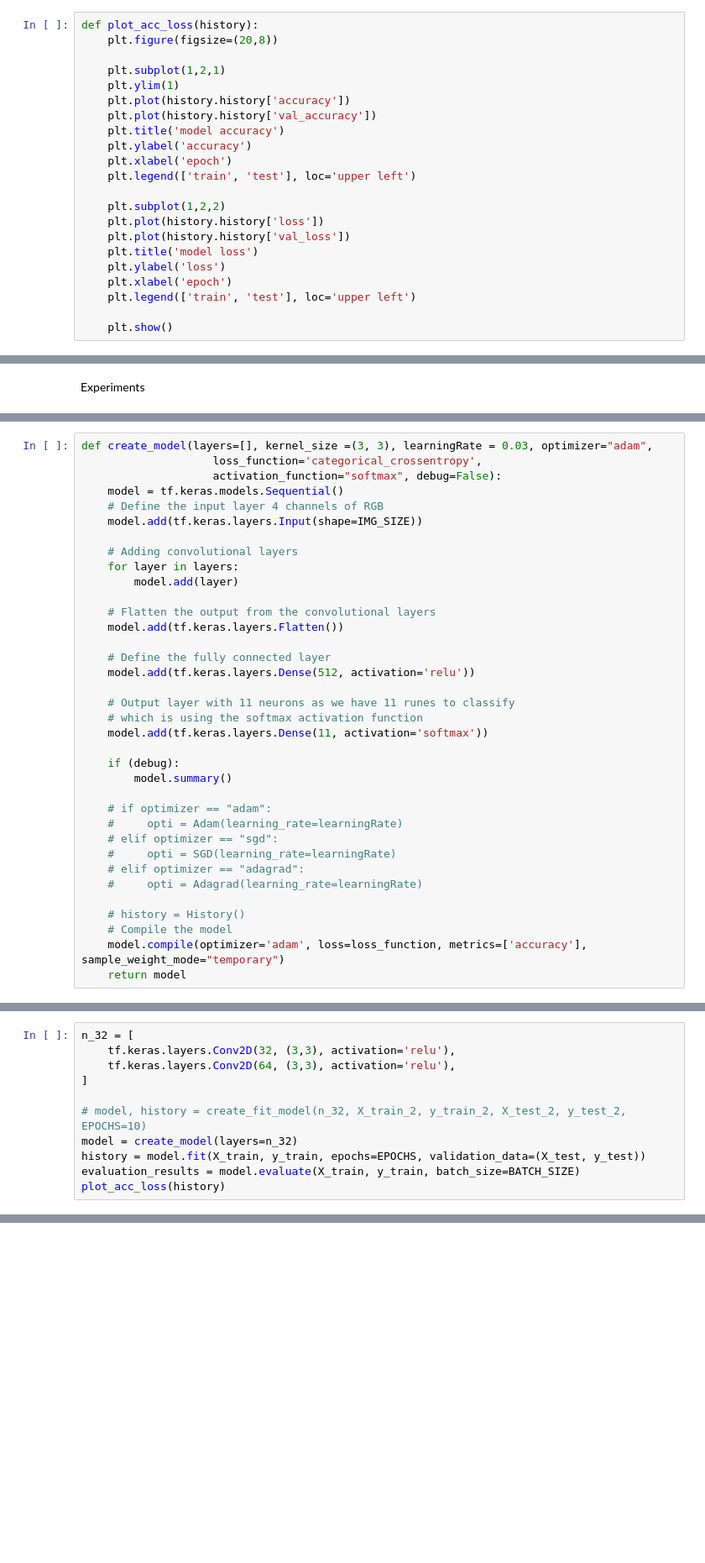
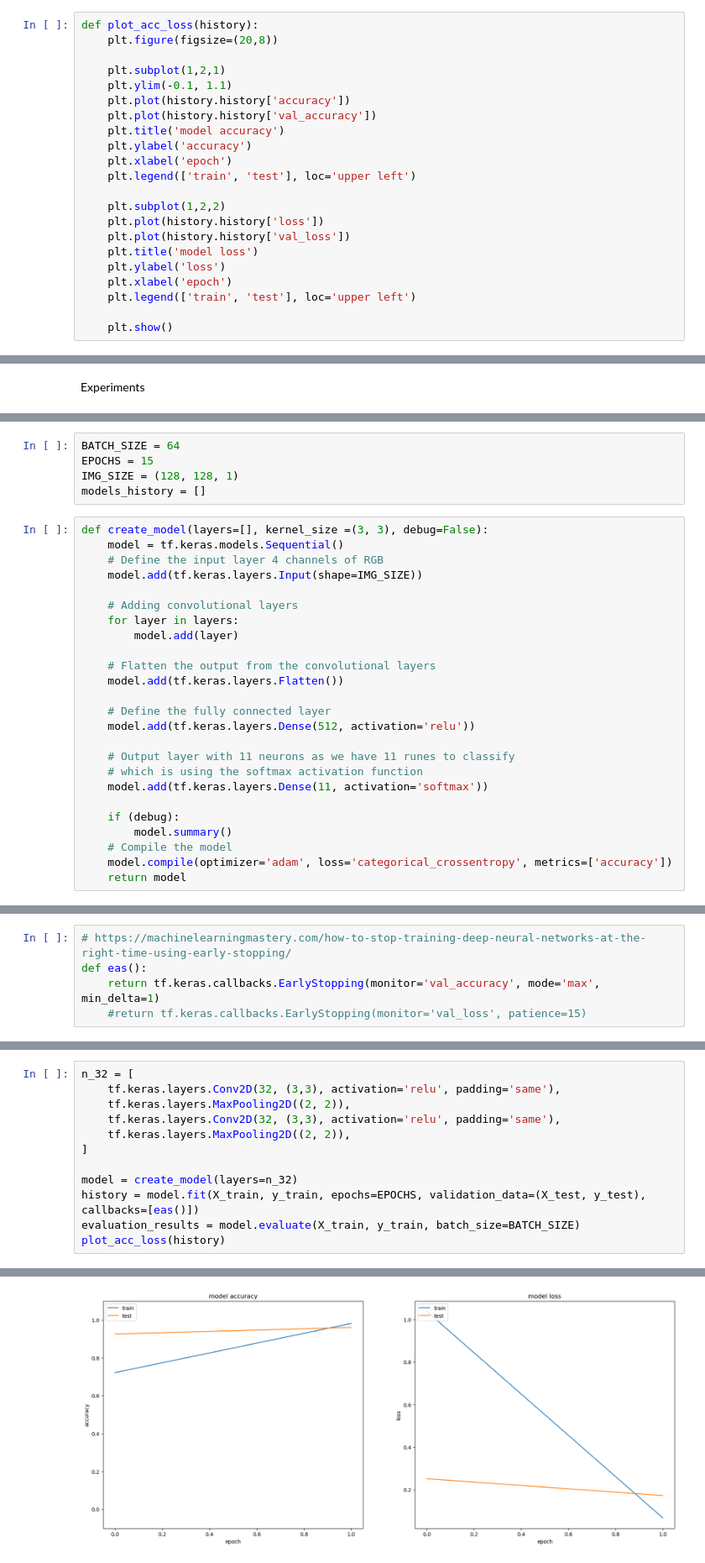
Before and after one commit to alexbejann/frisian-runes-recognition, a Jupyter notebook: MLBD-Assignment2/Part_2_CNN.ipynb, the cells around one changed output, grey strips where cells are left out. Shown: that part at 84% size. Cells and saved outputs as stored; diff of their text form; blank space fills up the shorter version.

```diff
--- a/MLBD-Assignment2/Part_2_CNN.ipynb
+++ b/MLBD-Assignment2/Part_2_CNN.ipynb
@@ -277,7 +228,7 @@ def plot_acc_loss(history):
     plt.figure(figsize=(20,8))
 
     plt.subplot(1,2,1)
-    plt.ylim(1)
+    plt.ylim(-0.1, 1.1)
     plt.plot(history.history['accuracy'])
     plt.plot(history.history['val_accuracy'])
     plt.title('model accuracy')
@@ -334,7 +259,10 @@ models_and_results = pd.DataFrame()
+# %%
+BATCH_SIZE = 64
+EPOCHS = 15
+IMG_SIZE = (128, 128, 1)
+models_history = []
 # %%
-def create_model(layers=[], kernel_size =(3, 3), learningRate = 0.03, optimizer="adam",
-                    loss_function='categorical_crossentropy',
-                    activation_function="softmax", debug=False):
+def create_model(layers=[], kernel_size =(3, 3), debug=False):
     model = tf.keras.models.Sequential()
     # Define the input layer 4 channels of RGB
     model.add(tf.keras.layers.Input(shape=IMG_SIZE))
@@ -355,16 +283,7 @@ def create_model(layers=[], kernel_size =(3, 3), learningRate = 0.03, optimizer=
 
     if (debug):
         model.summary()
-
-    # if optimizer == "adam":
-    #     opti = Adam(learning_rate=learningRate)
-    # elif optimizer == "sgd":
-    #     opti = SGD(learning_rate=learningRate)
-    # elif optimizer == "adagrad":
-    #     opti = Adagrad(learning_rate=learningRate)
-
-    # history = History()
     # Compile the model
-    model.compile(optimizer='adam', loss=loss_function, metrics=['accuracy'], sample_weight_mode="temporary")
+    model.compile(optimizer='adam', loss='categorical_crossentropy', metrics=['accuracy'])
     return model
 # %%
@@ -378,3 +297,8 @@ def create_fit_model(layers, X_train_2, y_train_2, X_test_2, y_test_2, EPOCHS=10
     # Evaluate the model
     test_loss, test_acc = model.evaluate(X_test_2, y_test_2)
     return model, history
+# %%
+# https://machinelearningmastery.com/how-to-stop-training-deep-neural-networks-at-the-right-time-using-early-stopping/
+def eas():
+    return tf.keras.callbacks.EarlyStopping(monitor='val_accuracy', mode='max', min_delta=1)
+    #return tf.keras.callbacks.EarlyStopping(monitor='val_loss', patience=15)
@@ -381,12 +309,13 @@ def create_fit_model(layers, X_train_2, y_train_2, X_test_2, y_test_2, EPOCHS=10
 # %%
 n_32 = [
-    tf.keras.layers.Conv2D(32, (3,3), activation='relu'),
-    tf.keras.layers.Conv2D(64, (3,3), activation='relu'),
+    tf.keras.layers.Conv2D(32, (3,3), activation='relu', padding='same'),
+    tf.keras.layers.MaxPooling2D((2, 2)),
+    tf.keras.layers.Conv2D(32, (3,3), activation='relu', padding='same'),
+    tf.keras.layers.MaxPooling2D((2, 2)),
 ]
 
-# model, history = create_fit_model(n_32, X_train_2, y_train_2, X_test_2, y_test_2, EPOCHS=10)
 model = create_model(layers=n_32)
-history = model.fit(X_train, y_train, epochs=EPOCHS, validation_data=(X_test, y_test))
+history = model.fit(X_train, y_train, epochs=EPOCHS, validation_data=(X_test, y_test), callbacks=[eas()])
 evaluation_results = model.evaluate(X_train, y_train, batch_size=BATCH_SIZE)
 plot_acc_loss(history)
 # %% [output]
@@ -394,2 +327,3 @@ ValueError: Failed to convert a NumPy array to a Tensor (Unsupported object type
+[figure, added]
 # %%
 n_64 = [
```
Also changed, not shown: parts of 28 cells of this notebook.
